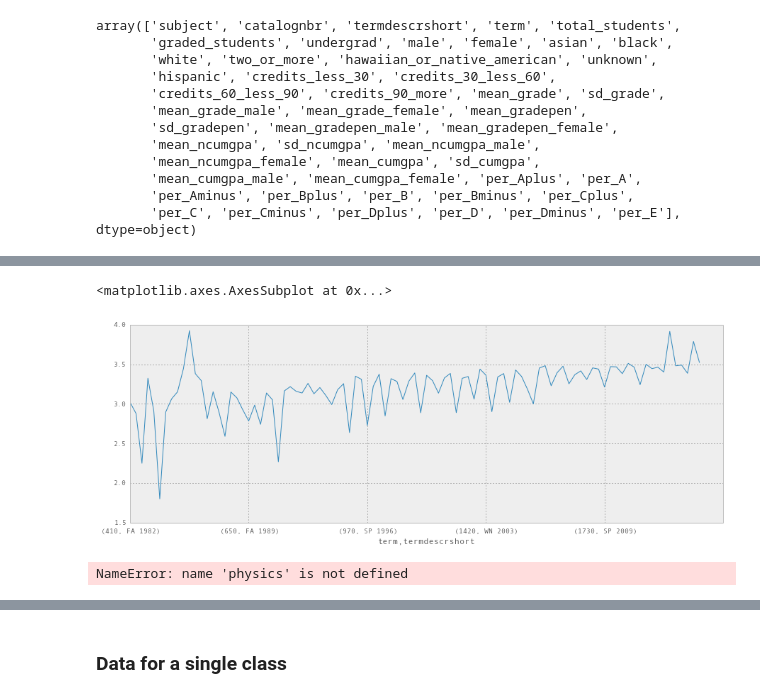
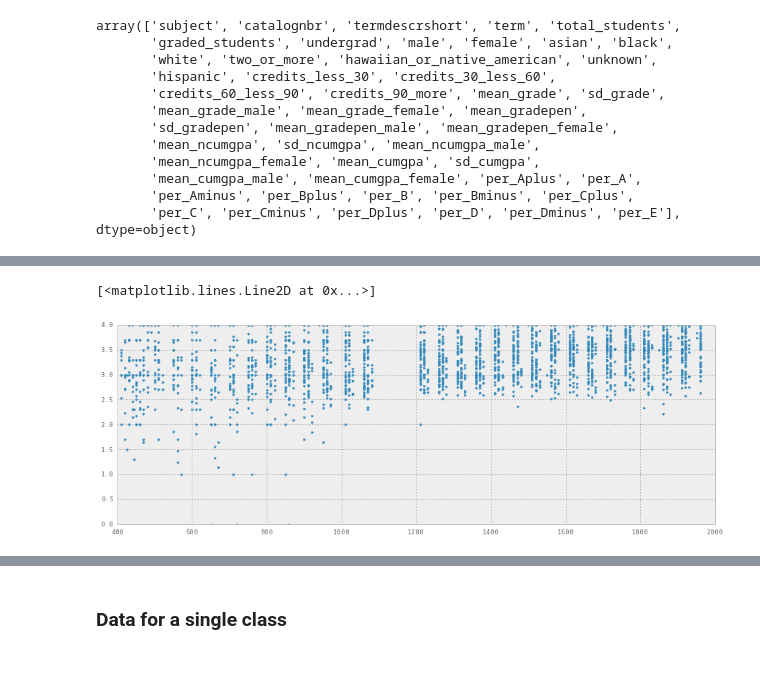
Before and after one commit to mkowshik/scaling-tribble, a Jupyter notebook: REBUILD DATA scripts/Course by term.ipynb, the cells around one changed output, grey strips where cells are left out. Drawn from its saved outputs; the diff is of its cells as text; code cells hidden in the pictures; blank space fills up the shorter version.

```diff
--- a/REBUILD DATA scripts/Course by term.ipynb
+++ b/REBUILD DATA scripts/Course by term.ipynb
@@ -114,33 +151,0 @@ max      3.699499
-# %%
-department = 'ENGLISH'
-fw = data[data['termdescrshort'].str.contains('SP|SU')]
-subject = fw[fw['subject'] == department]
-terms = subject.groupby(['term','termdescrshort']).aggregate(np.mean)[['mean_grade']]
-terms['mean_grade'].plot()
-
-
-##Find linear regression
-
-x = [] #term
-y = [] #mean grade
-for i in range(len(terms)):
-    y.append(terms['mean_grade'][i])
-    x.append(i)
-
-a = stats.linregress(x,y)
-print "Regression Statistics"
-print "    slope: ", a[0]
-print "intercept: ", a[1]
-print "r - value: ", a[2]
-print "p - value: ", a[3]
-print "   stderr: ", a[4]
-
-#make the line....manually
-line = []
-for i in range(len(x)):
-    line.append(a[0]*x[i]+a[1])
-
-#plot the line on top of data
-plt.plot(line,'.')
-print
-print terms.describe()
@@ -167,20 +152,9 @@ max      3.638396
 # %%
-for i in range(len(terms)):
-    if terms[i] == 4.0:
-        terms[i] = NaN
+# for i in range(len(terms)):
+#     if terms[i] == 4.0:
+#         terms[i] = NaN
 
-nosummer = terms.dropna()
-nosummer.plot()
-#terms = subject.groupby(['term','termdescrshort']).aggregate(np.mean)['mean_grade']
-#terms.plot()
+# nosummer = terms.dropna()
+# #nosummer.plot()
+# #terms = subject.groupby(['term','termdescrshort']).aggregate(np.mean)['mean_grade']
+# #terms.plot()
-# %% [output]
-<matplotlib.axes.AxesSubplot at 0x...>
-[figure, removed]
-# %%
-#nosummer = data['termdescrshort'].str.contains('WN|FA|SP')
-terms = physics.groupby(['term','termdescrshort']).aggregate(np.mean)['mean_grade'].str.contains('WN|FA|SP')
-#nosummer = terms['termdescrshort'].str.contains('WN|FA|SP')
-
-nosummer.plot()
-# %% [output]
-NameError: name 'physics' is not defined
@@ -194,9 +161,12 @@ grades = data[['subject','catalognbr','termdescrshort','term','mean_grade']]
 # %%
-department = 'PHYSICS'
+grades = data[['subject','term','mean_grade']]
 subject = grades[grades['subject'] == department]
 ordered = subject.sort_index(by = 'term',ascending = True)
 term = np.array(ordered['term'])
 grade = np.array(ordered['mean_grade'])
 mean1 = grade.mean()
 plt.plot(term,grade,'.')
-ordered[:]
+#ordered[:]
+# %% [output]
+[<matplotlib.lines.Line2D at 0x...>]
+[figure, added]
```
Also changed, not shown: parts of 14 cells of this notebook, 1 other file.
